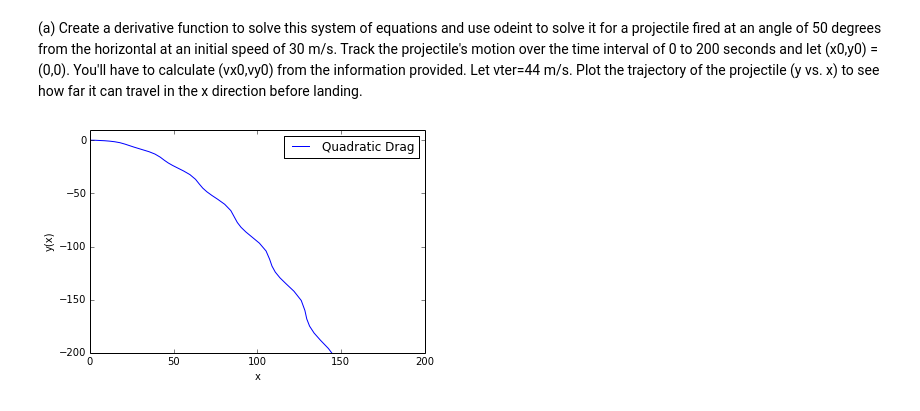
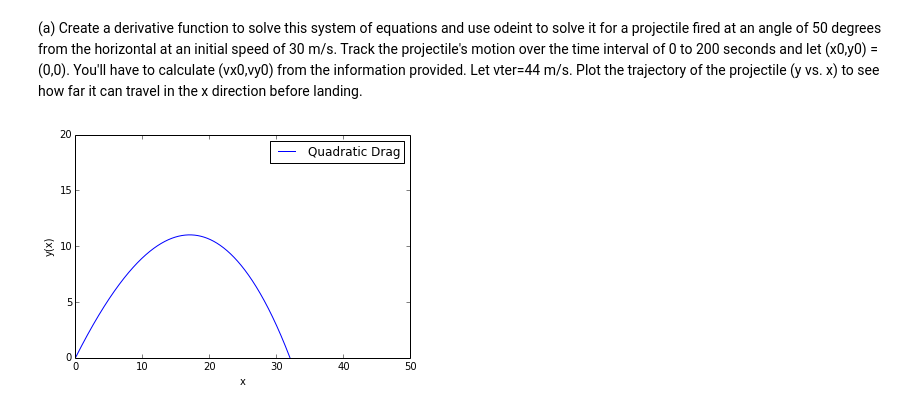
Before and after one commit to lhorowit/PHYS202-S14, a Jupyter notebook: SciPy/ODEExercises.ipynb, the cells around one changed output. Drawn from its saved outputs; the diff is of its cells as text; code cells hidden in the pictures.

```diff
--- a/SciPy/ODEExercises.ipynb
+++ b/SciPy/ODEExercises.ipynb
@@ -417,41 +385,44 @@ def EulerCromerProjectile():
 # %%
 def Proj_deriv(y,t):
     ay = -9.81 #g in m/s^2
-    v0 = y[0]
-    th0 = y[1]
-    vx0 = v0 * np.cos(th0)
-    vy0 = v0 * np.sin(th0)
-    x0 = 0.
-    y0 = 0.
-    c = 5.06e-3
-    vterm = 44
+    vx0 = y[0]
+    vy0 = y[1]
+    vterm = y[2]
+
 
 
     dvxdt = (ay*vx0/vterm**2) * np.sqrt(vy0**2 + vx0**2)
     dvydt = ay * (1 + (vy0/vterm**2) * np.sqrt(vy0**2 + vx0**2))
 
     return np.array([ dvxdt, dvydt ])
 
-#200 s span
-t = np.arange(0.,200.+0.1,0.1)
+def Projectile(v0 = 30, th0 = 50*np.pi/180, time=200, vterm=44):
 
-#initial conditions
-v0 = 30
-th0 = 50*np.pi/180
-init = np.array([v0, th0])
 
-#pass the function deriv to the solver with initial values and integration variable
-result = odeint(Proj_deriv, init ,t)
+    t = np.arange(0.,time+0.001,0.001)
 
-vx = result[:,0]
-vy = result[:,1]
-x = vx * t
-y = vy * t
-plt.plot(x,y,label="Quadratic Drag")
-plt.xlabel("x")
-plt.ylabel("y(x)")
-plt.legend()
-plt.axis([0, 200, -200, 10])
-plt.show()
+    #initial conditions
+
+    vx0 = v0 * np.cos(th0)
+    vy0 = v0 * np.sin(th0)
+    x0 = 0
+    y0 = 0
+    init = np.array([vx0, vy0, vterm])
+
+    #pass the function deriv to the solver with initial values and integration variable
+    result = odeint(Proj_deriv, init ,t)
+
+    vx = result[:,0]
+    vy = result[:,1]
+    x = vx * t
+    y = vy * t
+    plt.plot(x,y,label="Quadratic Drag")
+    plt.xlabel("x")
+    plt.ylabel("y(x)")
+    plt.legend()
+    plt.axis([0, 50, 0, 20])
+    plt.show()
+
+Projectile()
 # %% [output]
-[figure, old version]
+[figure, new version]
```
Also changed, not shown: parts of 5 cells of this notebook, 2 other files.
